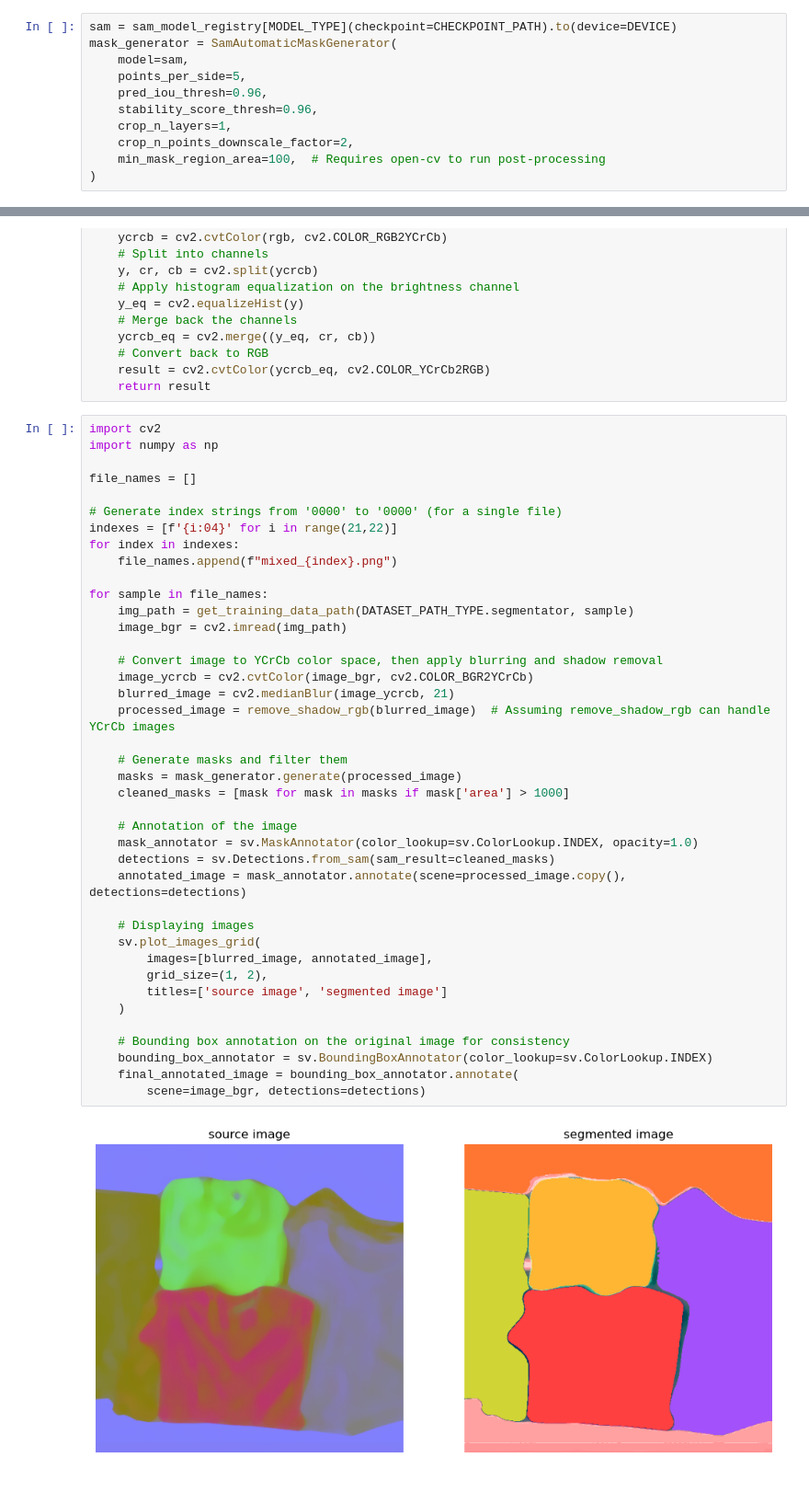
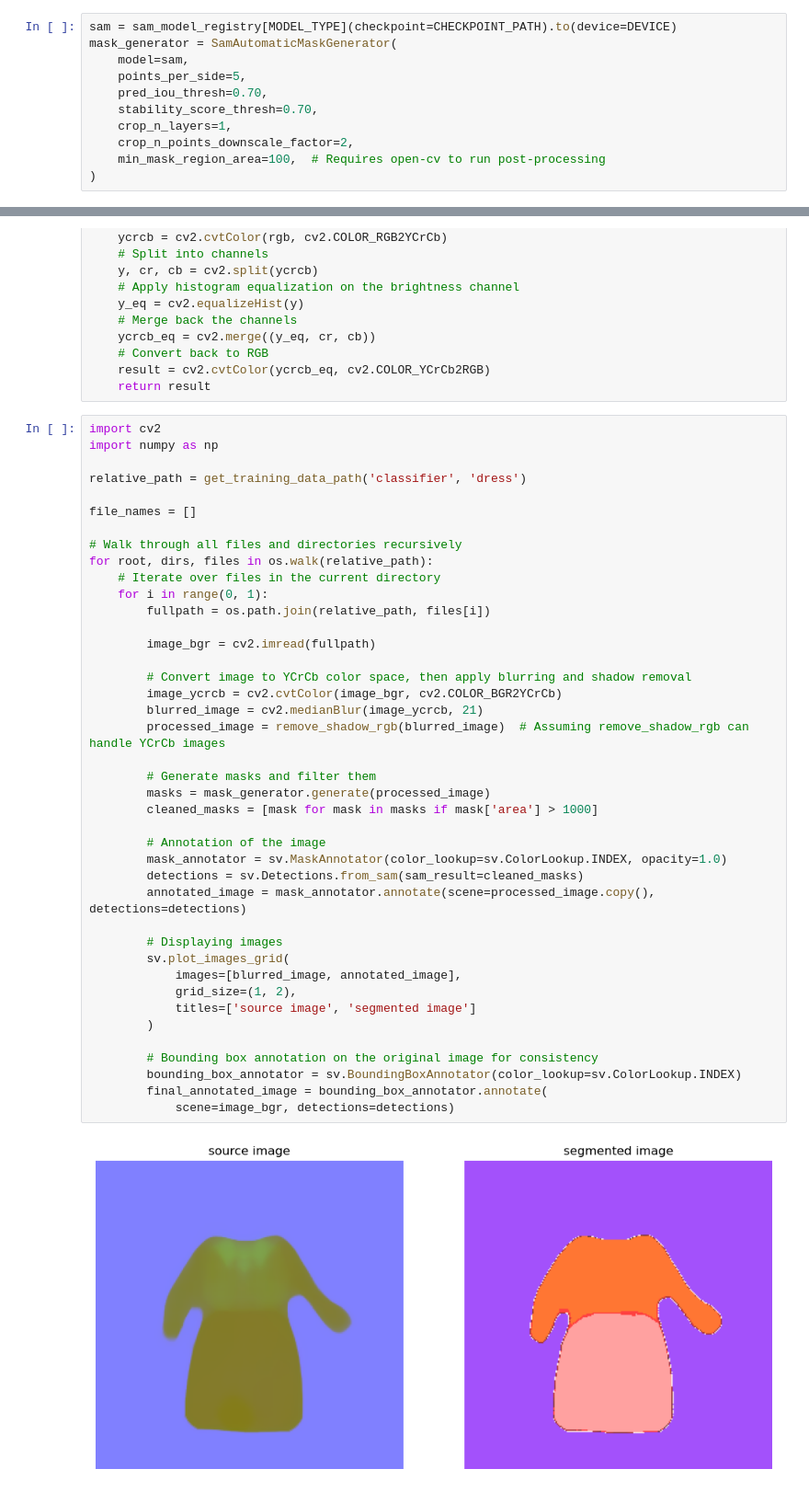
Before and after one commit to kohnmart/master-projekt, a Jupyter notebook: notebooks/pytorch/segmentation/sam_segmentation.ipynb, the cells around one changed output, grey strips where cells are left out. Shown at 92% size. Cells and saved outputs as stored; diff of their text form.

```diff
--- a/notebooks/pytorch/segmentation/sam_segmentation.ipynb
+++ b/notebooks/pytorch/segmentation/sam_segmentation.ipynb
@@ -39,8 +39,8 @@ sam = sam_model_registry[MODEL_TYPE](checkpoint=CHECKPOINT_PATH).to(device=DEVIC
 mask_generator = SamAutomaticMaskGenerator(
     model=sam,
     points_per_side=5,
-    pred_iou_thresh=0.96,
-    stability_score_thresh=0.96,
+    pred_iou_thresh=0.70,
+    stability_score_thresh=0.70,
     crop_n_layers=1,
     crop_n_points_downscale_factor=2,
     min_mask_region_area=100,  # Requires open-cv to run post-processing
@@ -63,45 +63,46 @@ def remove_shadow_rgb(image):
 # %%
 import cv2
 import numpy as np
 
+relative_path = get_training_data_path('classifier', 'dress')
+
 file_names = []
 
-# Generate index strings from '0000' to '0000' (for a single file)
-indexes = [f'{i:04}' for i in range(21,22)]
-for index in indexes:
-    file_names.append(f"mixed_{index}.png")
+# Walk through all files and directories recursively
+for root, dirs, files in os.walk(relative_path):
+    # Iterate over files in the current directory
+    for i in range(0, 1):
+        fullpath = os.path.join(relative_path, files[i])
 
-for sample in file_names:
-    img_path = get_training_data_path(DATASET_PATH_TYPE.segmentator, sample)
-    image_bgr = cv2.imread(img_path)
+        image_bgr = cv2.imread(fullpath)
 
-    # Convert image to YCrCb color space, then apply blurring and shadow removal
-    image_ycrcb = cv2.cvtColor(image_bgr, cv2.COLOR_BGR2YCrCb)
-    blurred_image = cv2.medianBlur(image_ycrcb, 21)
-    processed_image = remove_shadow_rgb(blurred_image)  # Assuming remove_shadow_rgb can handle YCrCb images
+        # Convert image to YCrCb color space, then apply blurring and shadow removal
+        image_ycrcb = cv2.cvtColor(image_bgr, cv2.COLOR_BGR2YCrCb)
+        blurred_image = cv2.medianBlur(image_ycrcb, 21)
+        processed_image = remove_shadow_rgb(blurred_image)  # Assuming remove_shadow_rgb can handle YCrCb images
 
-    # Generate masks and filter them
-    masks = mask_generator.generate(processed_image)
-    cleaned_masks = [mask for mask in masks if mask['area'] > 1000]
+        # Generate masks and filter them
+        masks = mask_generator.generate(processed_image)
+        cleaned_masks = [mask for mask in masks if mask['area'] > 1000]
 
-    # Annotation of the image
-    mask_annotator = sv.MaskAnnotator(color_lookup=sv.ColorLookup.INDEX, opacity=1.0)
-    detections = sv.Detections.from_sam(sam_result=cleaned_masks)
-    annotated_image = mask_annotator.annotate(scene=processed_image.copy(), detections=detections)
+        # Annotation of the image
+        mask_annotator = sv.MaskAnnotator(color_lookup=sv.ColorLookup.INDEX, opacity=1.0)
+        detections = sv.Detections.from_sam(sam_result=cleaned_masks)
+        annotated_image = mask_annotator.annotate(scene=processed_image.copy(), detections=detections)
 
-    # Displaying images
-    sv.plot_images_grid(
-        images=[blurred_image, annotated_image],
-        grid_size=(1, 2),
-        titles=['source image', 'segmented image']
-    )
+        # Displaying images
+        sv.plot_images_grid(
+            images=[blurred_image, annotated_image],
+            grid_size=(1, 2),
+            titles=['source image', 'segmented image']
+        )
 
-    # Bounding box annotation on the original image for consistency
-    bounding_box_annotator = sv.BoundingBoxAnnotator(color_lookup=sv.ColorLookup.INDEX)
-    final_annotated_image = bounding_box_annotator.annotate(
-        scene=image_bgr, detections=detections)
+        # Bounding box annotation on the original image for consistency
+        bounding_box_annotator = sv.BoundingBoxAnnotator(color_lookup=sv.ColorLookup.INDEX)
+        final_annotated_image = bounding_box_annotator.annotate(
+            scene=image_bgr, detections=detections)
 # %% [output]
-[figure, old version]
+[figure, new version]
 # %%
 masks_cleaned = []
 for mask in masks:
```
Also changed, not shown: parts of 1 cell of this notebook, 20 other files.
